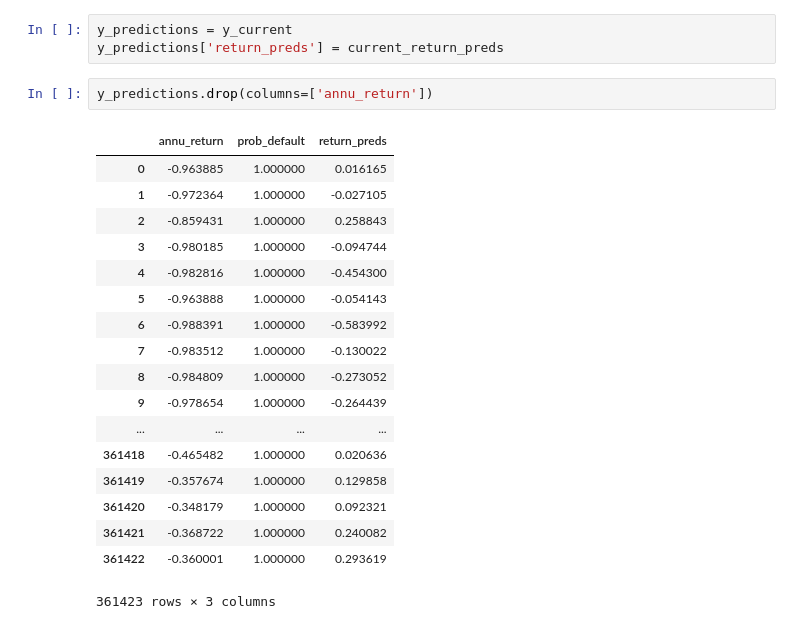
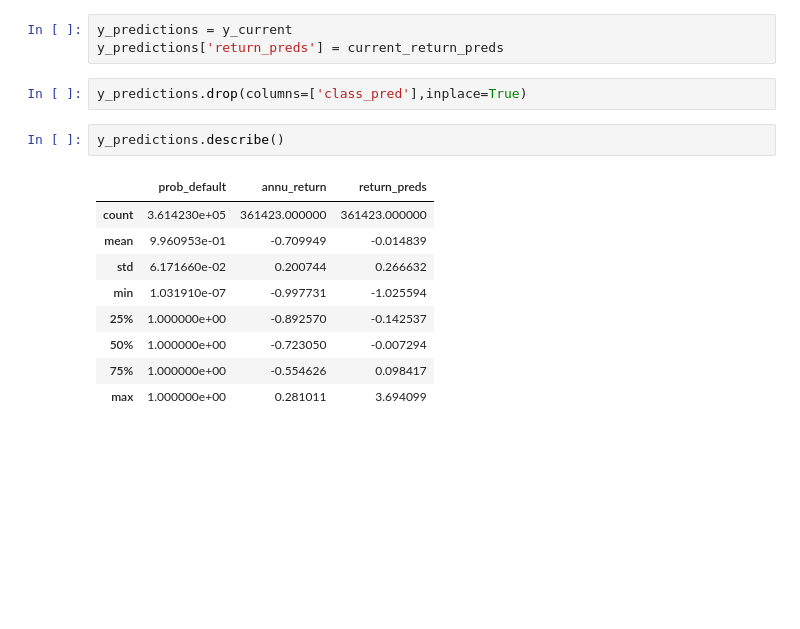
Before and after one commit to as6140/peervest, a Jupyter notebook: test_pipeline_on_current_data.ipynb, the cells around one changed output. Saved outputs shown, nothing was run; the diff lists cells and outputs as text; blank space fills up the shorter version.

```diff
--- a/test_pipeline_on_current_data.ipynb
+++ b/test_pipeline_on_current_data.ipynb
@@ -184,23 +277,16 @@ array([[ 0.01616499],
 y_predictions = y_current
 y_predictions['return_preds'] = current_return_preds
 # %%
-y_predictions.drop(columns=['annu_return'])
+y_predictions.drop(columns=['class_pred'],inplace=True)
-# %% [output]
-|  | annu_return | prob_default | return_preds |
-| 0 | -0.963885 | 1.000000 | 0.016165 |
-| 1 | -0.972364 | 1.000000 | -0.027105 |
-| 2 | -0.859431 | 1.000000 | 0.258843 |
-| 3 | -0.980185 | 1.000000 | -0.094744 |
-| 4 | -0.982816 | 1.000000 | -0.454300 |
-| 5 | -0.963888 | 1.000000 | -0.054143 |
-| 6 | -0.988391 | 1.000000 | -0.583992 |
-| 7 | -0.983512 | 1.000000 | -0.130022 |
-| 8 | -0.984809 | 1.000000 | -0.273052 |
-| 9 | -0.978654 | 1.000000 | -0.264439 |
-| ... | ... | ... | ... |
-| 361418 | -0.465482 | 1.000000 | 0.020636 |
-| 361419 | -0.357674 | 1.000000 | 0.129858 |
-| 361420 | -0.348179 | 1.000000 | 0.092321 |
-| 361421 | -0.368722 | 1.000000 | 0.240082 |
-| 361422 | -0.360001 | 1.000000 | 0.293619 |
-361423 rows × 3 columns
+# %%
+y_predictions.describe()
+# %% [output]
+|  | prob_default | annu_return | return_preds |
+| count | 3.614230e+05 | 361423.000000 | 361423.000000 |
+| mean | 9.960953e-01 | -0.709949 | -0.014839 |
+| std | 6.171660e-02 | 0.200744 | 0.266632 |
+| min | 1.031910e-07 | -0.997731 | -1.025594 |
+| 25% | 1.000000e+00 | -0.892570 | -0.142537 |
+| 50% | 1.000000e+00 | -0.723050 | -0.007294 |
+| 75% | 1.000000e+00 | -0.554626 | 0.098417 |
+| max | 1.000000e+00 | 0.281011 | 3.694099 |
```
Also changed, not shown: parts of 16 cells of this notebook, 1 other file.
